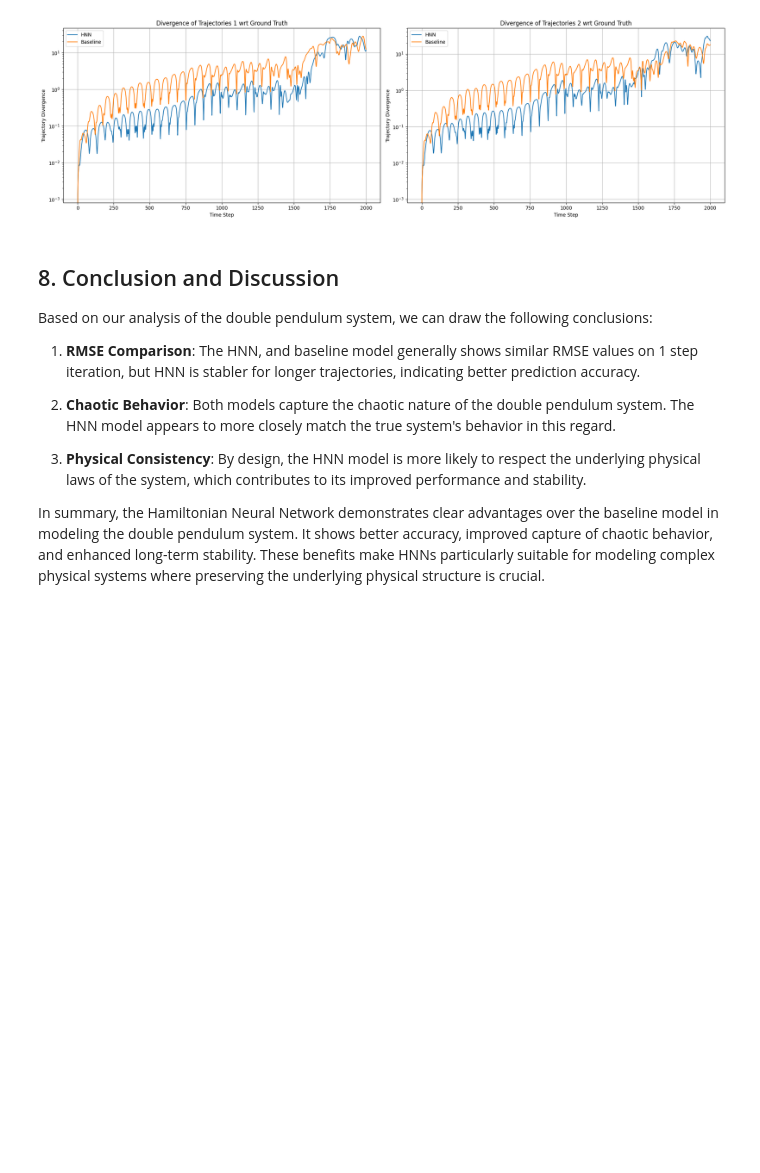
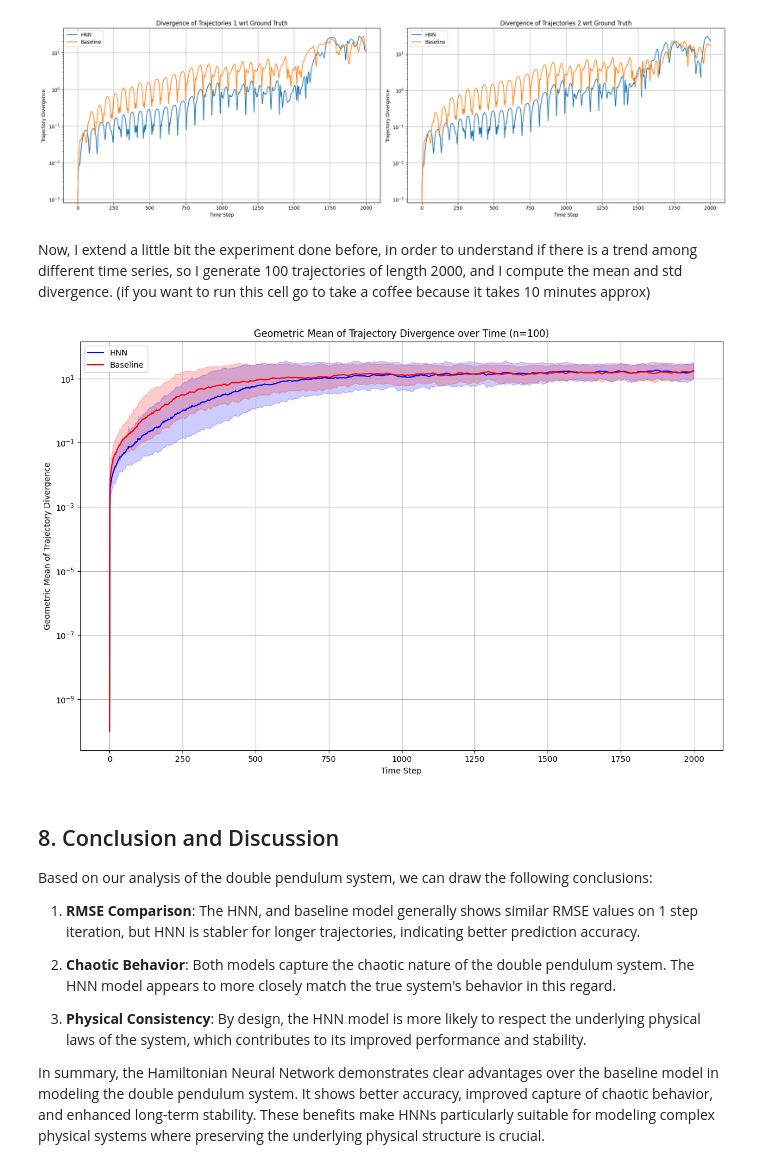
Before and after one commit to YuriPaglierani/Hamiltonian-Neural-Networks-Pendulums, a Jupyter notebook: notebooks/double_pendulum_nb.ipynb, the cells around one changed output. Saved outputs shown, nothing was run; the diff lists cells and outputs as text; code cells hidden in the pictures; blank space fills up the shorter version.

```diff
--- a/notebooks/double_pendulum_nb.ipynb
+++ b/notebooks/double_pendulum_nb.ipynb
@@ -374,3 +374,5 @@ plt.tight_layout()
 plt.show()
 # %% [output]
 [figure]
+# %% [markdown]
+Now, I extend a little bit the experiment done before, in order to understand if there is a trend among different time series, so I generate 100 trajectories of length 2000, and I compute the mean and std divergence. (if you want to run this cell go to take a coffee because it takes 10 minutes approx)
@@ -377,3 +422,30 @@ plt.show()
+# %%
+# Compute geometric mean and standard deviation
+hnn_geo_mean, hnn_geo_std = compute_geometric_statistics(true_trajectories, hnn_trajectories)
+baseline_geo_mean, baseline_geo_std = compute_geometric_statistics(true_trajectories, baseline_trajectories)
+
+# Plotting
+fig, ax = plt.subplots(figsize=(12, 8))
+
+time_steps = np.arange(steps)
+
+ax.plot(time_steps, hnn_geo_mean, label='HNN', color='blue')
+ax.fill_between(time_steps, hnn_geo_mean / hnn_geo_std, hnn_geo_mean * hnn_geo_std, alpha=0.2, color='blue')
+
+ax.plot(time_steps, baseline_geo_mean, label='Baseline', color='red')
+ax.fill_between(time_steps, baseline_geo_mean / baseline_geo_std, baseline_geo_mean * baseline_geo_std, alpha=0.2, color='red')
+
+ax.set_xlabel('Time Step')
+ax.set_ylabel('Geometric Mean of Trajectory Divergence')
+ax.set_title(f'Geometric Mean of Trajectory Divergence over Time (n={num_trajectories})')
+ax.legend()
+ax.set_yscale('log')
+ax.grid(True)
+
+plt.tight_layout()
+plt.show()
+# %% [output]
+[figure, added]
 # %% [markdown]
 ## 8. Conclusion and Discussion
 
```
Also changed, not shown: parts of 1 cell of this notebook, 2 other files.
